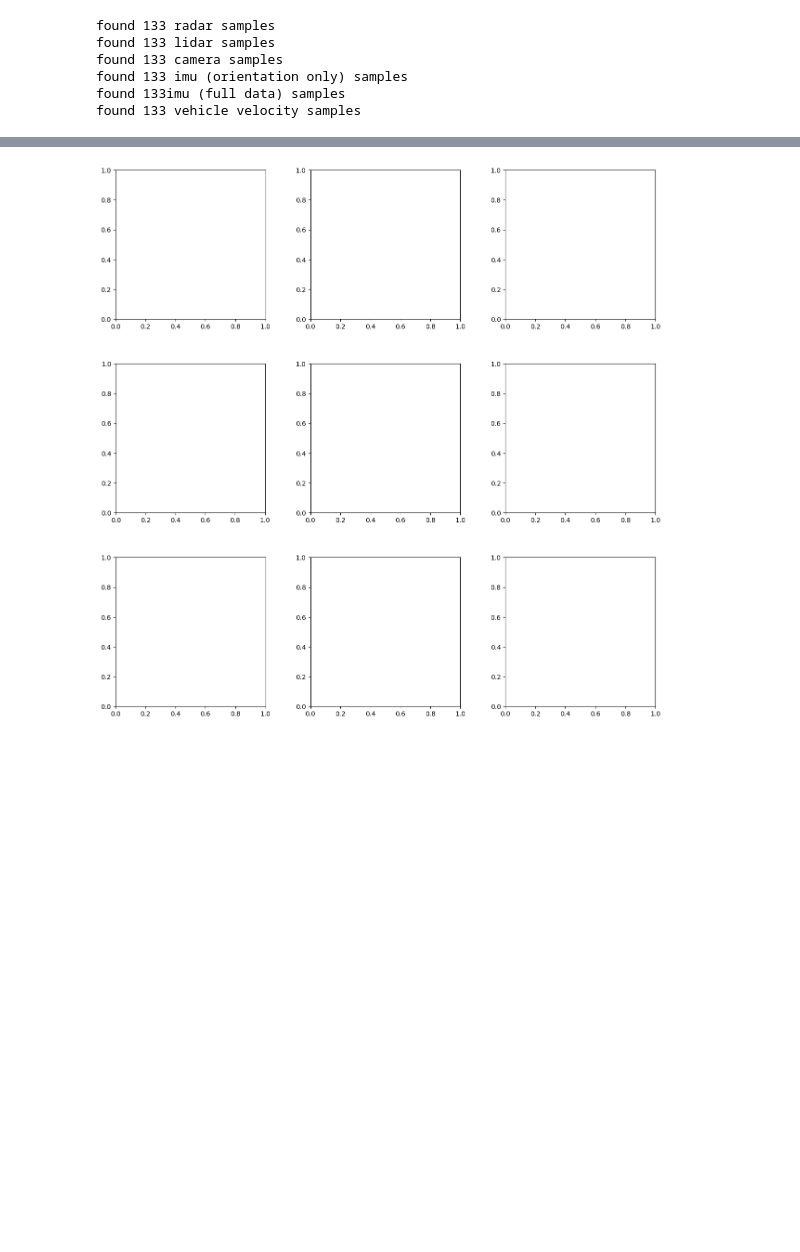
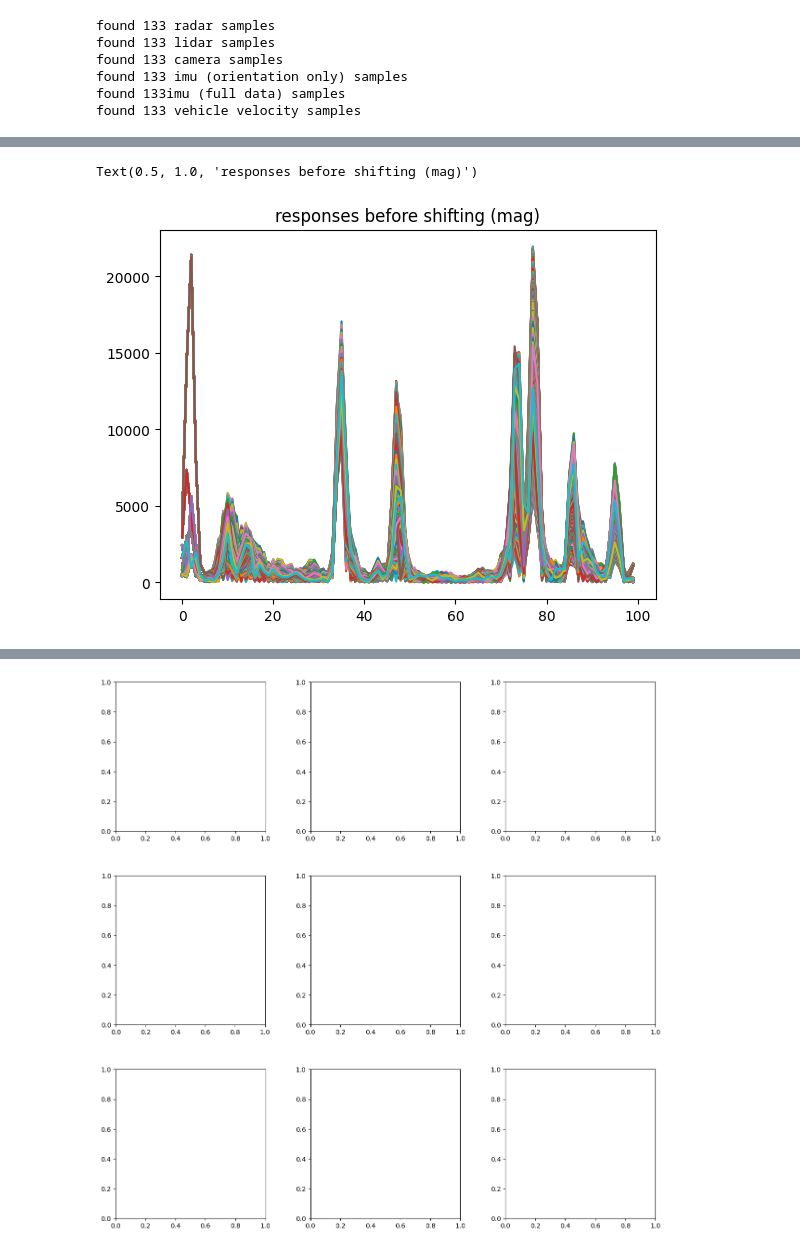
Before and after one commit to davidmhunt/mmwave_radar_processing, a Jupyter notebook: notebooks/testing_synthetic_arrays.ipynb, the cells around one changed output, grey strips where cells are left out. Saved outputs shown, nothing was run; the diff lists cells and outputs as text; code cells hidden in the pictures; blank space fills up the shorter version.

```diff
--- a/notebooks/testing_synthetic_arrays.ipynb
+++ b/notebooks/testing_synthetic_arrays.ipynb
@@ -161,0 +193,14 @@ synthetic_array_plotter.plot_compilation(
+# %%
+
+#compute the window
+window = np.reshape(np.hanning(processor.num_range_bins),(processor.num_range_bins,-1))
+
+windowed_signal = window * adc_cube_reshaped
+
+freq_resps = np.fft.fft(windowed_signal,axis=0)
+
+plt.plot(np.abs(freq_resps))
+plt.title("responses before shifting (mag)")
+# %% [output]
+Text(0.5, 1.0, 'responses before shifting (mag)')
+[figure, added]
```
Also changed, not shown: parts of 18 cells of this notebook, 8 other files.
